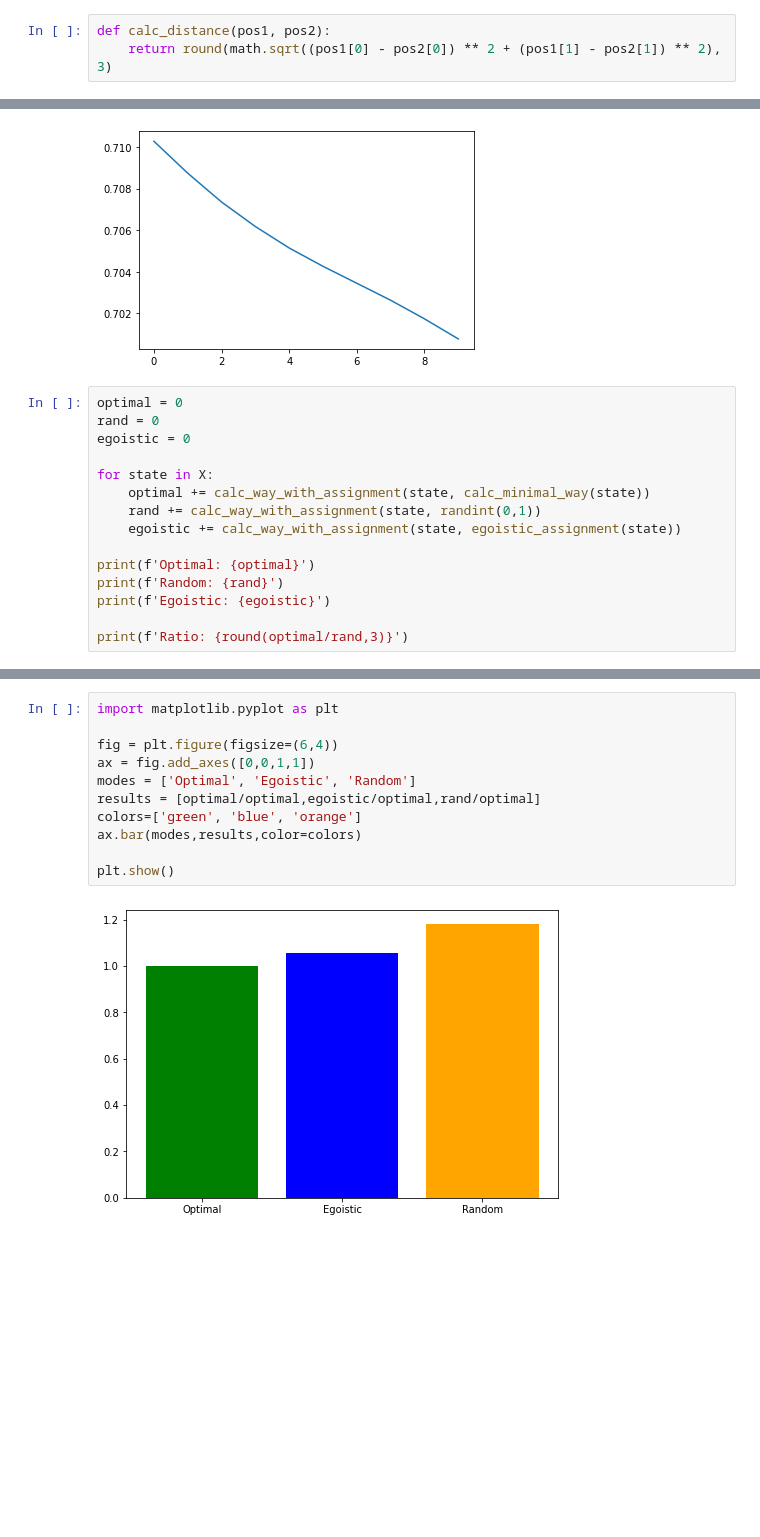
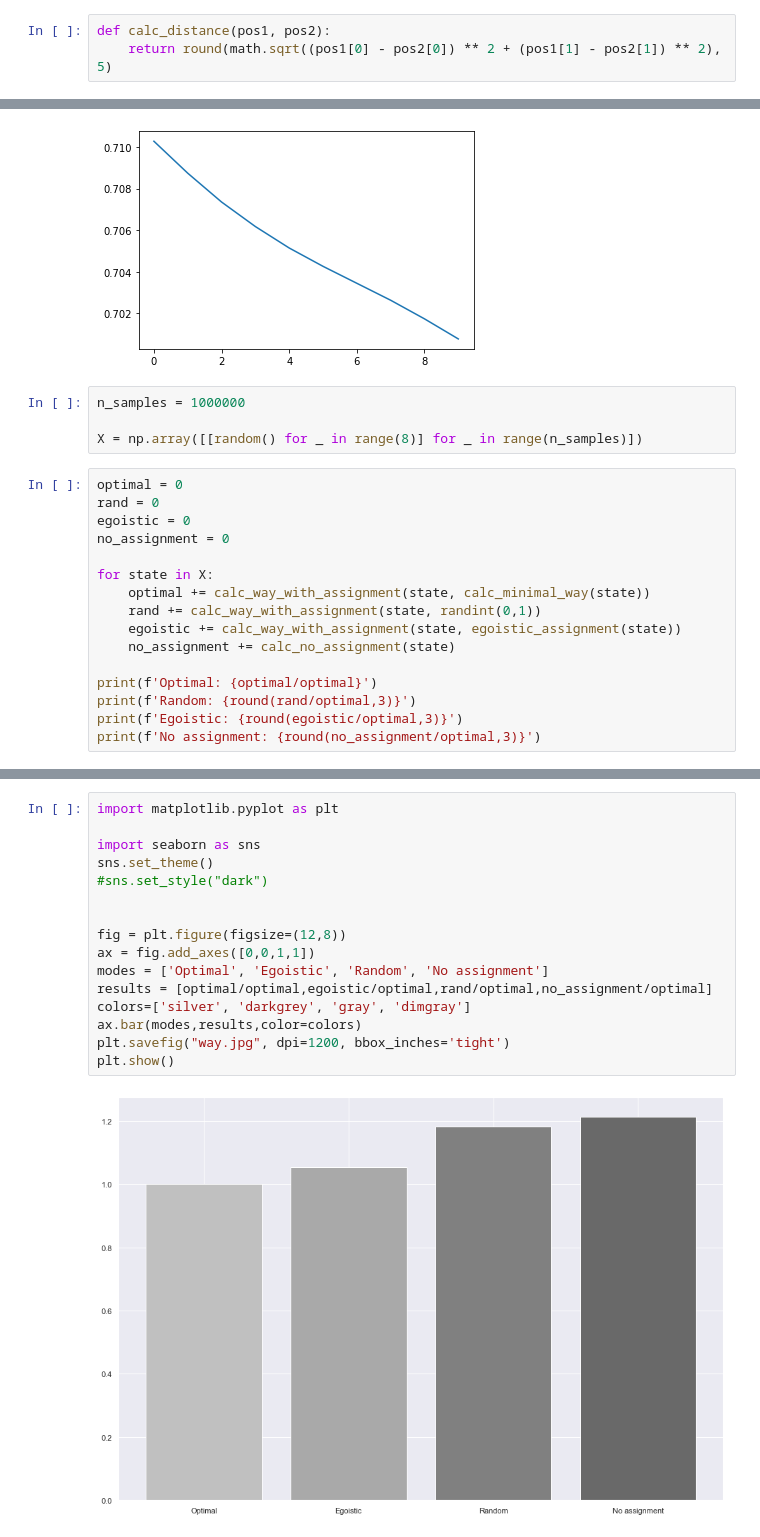
Before and after one commit to nikolim/cablab, a Jupyter notebook: distance_estimator.ipynb, the cells around one changed output, grey strips where cells are left out. Drawn from its saved outputs; the diff is of its cells as text; blank space fills up the shorter version.

```diff
--- a/distance_estimator.ipynb
+++ b/distance_estimator.ipynb
@@ -4,4 +6,4 @@ from random import randint
 # %%
 def calc_distance(pos1, pos2):
-    return round(math.sqrt((pos1[0] - pos2[0]) ** 2 + (pos1[1] - pos2[1]) ** 2), 3)
+    return round(math.sqrt((pos1[0] - pos2[0]) ** 2 + (pos1[1] - pos2[1]) ** 2), 5)
 # %%
@@ -115,19 +138,24 @@ plt.plot(losses)
 # %% [output]
 [<matplotlib.lines.Line2D at 0x...>]
 [figure]
+# %%
+n_samples = 1000000
+
+X = np.array([[random() for _ in range(8)] for _ in range(n_samples)])
 # %%
 optimal = 0
 rand = 0
 egoistic = 0
+no_assignment = 0
 
 for state in X:
     optimal += calc_way_with_assignment(state, calc_minimal_way(state))
     rand += calc_way_with_assignment(state, randint(0,1))
     egoistic += calc_way_with_assignment(state, egoistic_assignment(state))
+    no_assignment += calc_no_assignment(state)
 
-print(f'Optimal: {optimal}')
-print(f'Random: {rand}')
-print(f'Egoistic: {egoistic}')
-
-print(f'Ratio: {round(optimal/rand,3)}')
+print(f'Optimal: {optimal/optimal}')
+print(f'Random: {round(rand/optimal,3)}')
+print(f'Egoistic: {round(egoistic/optimal,3)}')
+print(f'No assignment: {round(no_assignment/optimal,3)}')
 # %% [output]
@@ -138,13 +166,18 @@ Ratio: 0.845
 # %%
 import matplotlib.pyplot as plt
 
-fig = plt.figure(figsize=(6,4))
+import seaborn as sns
+sns.set_theme()
+#sns.set_style("dark")
+
+
+fig = plt.figure(figsize=(12,8))
 ax = fig.add_axes([0,0,1,1])
-modes = ['Optimal', 'Egoistic', 'Random']
-results = [optimal/optimal,egoistic/optimal,rand/optimal]
-colors=['green', 'blue', 'orange']
+modes = ['Optimal', 'Egoistic', 'Random', 'No assignment']
+results = [optimal/optimal,egoistic/optimal,rand/optimal,no_assignment/optimal]
+colors=['silver', 'darkgrey', 'gray', 'dimgray']
 ax.bar(modes,results,color=colors)
-
+plt.savefig("way.jpg", dpi=1200, bbox_inches='tight')
 plt.show()
 # %% [output]
-[figure, old version]
+[figure, new version]
```
Also changed, not shown: parts of 5 cells of this notebook, 15 other files.
